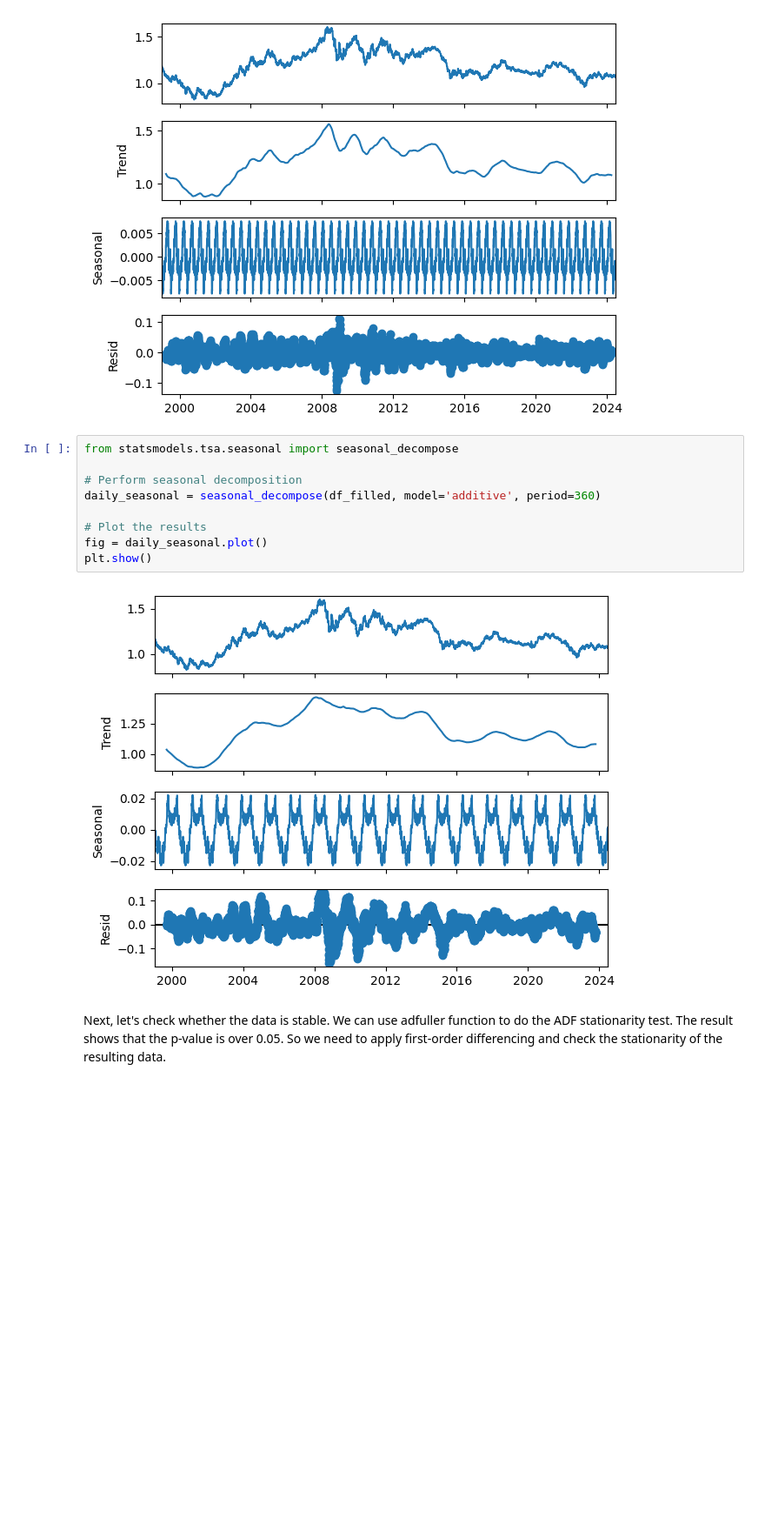
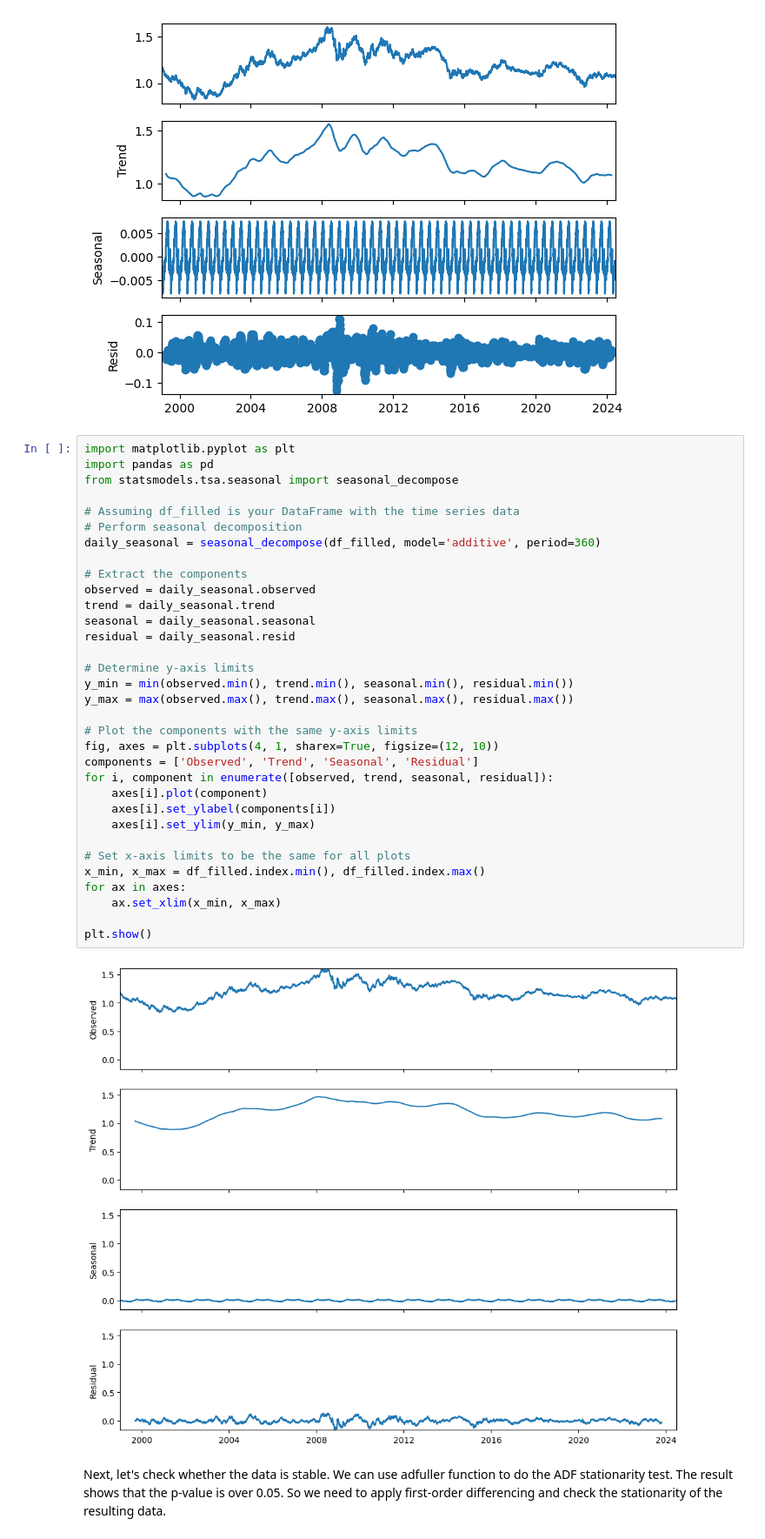
Before and after one commit to Zhengnan817/SNP, a Jupyter notebook: Exchange_rate/exchange_rate.ipynb, the cells around one changed output. Shown at 87% size. Saved outputs shown, nothing was run; the diff lists cells and outputs as text; blank space fills up the shorter version.

```diff
--- a/Exchange_rate/exchange_rate.ipynb
+++ b/Exchange_rate/exchange_rate.ipynb
@@ -234,17 +230,41 @@ fig = daily_seasonal.plot()
 plt.show()
 # %% [output]
 [figure]
-# %%
-from statsmodels.tsa.seasonal import seasonal_decompose
-
-# Perform seasonal decomposition
-daily_seasonal = seasonal_decompose(df_filled, model='additive', period=360)
-
-# Plot the results
-fig = daily_seasonal.plot()
-plt.show()
-# %% [output]
-[figure, removed]
+# %%
+import matplotlib.pyplot as plt
+import pandas as pd
+from statsmodels.tsa.seasonal import seasonal_decompose
+
+# Assuming df_filled is your DataFrame with the time series data
+# Perform seasonal decomposition
+daily_seasonal = seasonal_decompose(df_filled, model='additive', period=360)
+
+# Extract the components
+observed = daily_seasonal.observed
+trend = daily_seasonal.trend
+seasonal = daily_seasonal.seasonal
+residual = daily_seasonal.resid
+
+# Determine y-axis limits
+y_min = min(observed.min(), trend.min(), seasonal.min(), residual.min())
+y_max = max(observed.max(), trend.max(), seasonal.max(), residual.max())
+
+# Plot the components with the same y-axis limits
+fig, axes = plt.subplots(4, 1, sharex=True, figsize=(12, 10))
+components = ['Observed', 'Trend', 'Seasonal', 'Residual']
+for i, component in enumerate([observed, trend, seasonal, residual]):
+    axes[i].plot(component)
+    axes[i].set_ylabel(components[i])
+    axes[i].set_ylim(y_min, y_max)
+
+# Set x-axis limits to be the same for all plots
+x_min, x_max = df_filled.index.min(), df_filled.index.max()
+for ax in axes:
+    ax.set_xlim(x_min, x_max)
+
+plt.show()
+# %% [output]
+[figure, added]
 # %% [markdown]
 Next, let's check whether the data is stable. We can use adfuller function to do the ADF stationarity test. The result shows that the p-value is over 0.05. So we need to apply first-order differencing and check the stationarity of the resulting data.
 # %% [markdown]
```
Also changed, not shown: parts of 5 cells of this notebook, 1 other file.
